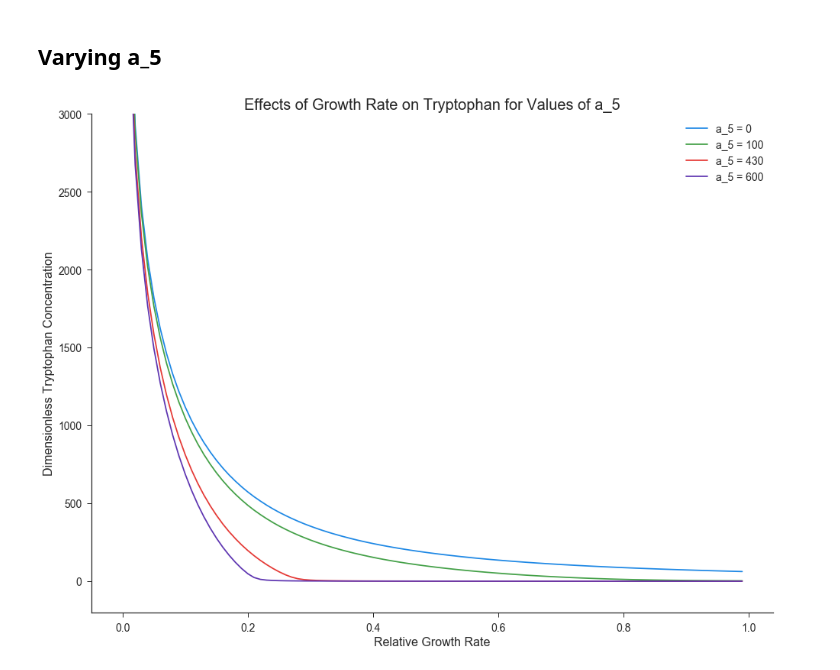
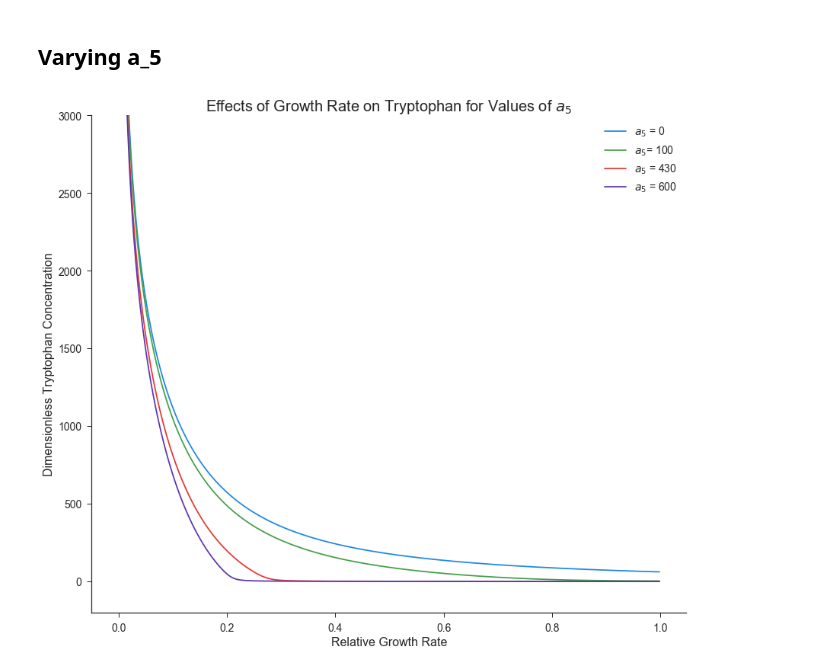
Before and after one commit to phuongho43/beng125-trpOperon, a Jupyter notebook: trpOperon.ipynb, the cells around one changed output. Cells and saved outputs as stored; diff of their text form; code cells hidden in the pictures.

```diff
--- a/trpOperon.ipynb
+++ b/trpOperon.ipynb
@@ -19,8 +19,9 @@ from mpl_toolkits.mplot3d import Axes3D
 
 # Configure visualizations
 %matplotlib inline
-pd.set_option('display.max_rows', 5000)
-pylab.rcParams['figure.figsize'] = 16 , 12
+pd.set_option('display.max_rows', None)
+pd.set_option('display.max_columns', None)
+pylab.rcParams['figure.figsize'] = 14, 12
 pylab.rcParams['axes.titlesize'] = 20
 pylab.rcParams['axes.labelsize'] = 16
 pylab.rcParams['xtick.labelsize'] = 14
@@ -310,7 +313,7 @@ fig.savefig('dynamics_img/dynamics_uR_high.png')
 # %%
 # Initial conditions and different u_R and r values for graphing figure 2
 init_cond = [0.0, 0.0, 0.0]
-u_R_vals = np.arange(0.0, 1.0, 0.01)
+u_R_vals = np.arange(0.0, 1.0, 0.002)
 r_vals = [5.0, 10.0, 20.0]
 # %%
 # Solve for steady state solutions of mRNA, enzyme, and trp for each r and u_R combination
@@ -370,7 +373,7 @@ fig.savefig('fig2_img/trp_uR_r.png')
 # %%
 # Initial conditions and different u_R and k_i values for graphing figure 3A
 init_cond = [0.0, 0.0, 0.0]
-u_R_vals = np.arange(0.0, 1.0, 0.01)
+u_R_vals = np.arange(0.0, 1.0, 0.002)
 k_i_vals = [500.0, 2283.0, 5000.0]
 # %%
 # Solve for steady state solutions of mRNA, enzyme, and trp for each k_i and u_R combination
@@ -404,7 +407,7 @@ fig.savefig('fig3_img/trp_uR_ki.png')
 # %%
 # Initial conditions and different u_R and a_5 values for graphing figure 3A
 init_cond = [0.0, 0.0, 0.0]
-u_R_vals = np.arange(0.0, 1.0, 0.01)
+u_R_vals = np.arange(0.0, 1.0, 0.002)
 a_5_vals = [0.0, 100.0, 430.0, 600.0]
 # %%
 # Solve for steady state solutions of mRNA, enzyme, and trp for each a_5 and u_R combination
@@ -422,16 +425,16 @@ for a_5 in a_5_vals:
         z_stars[a_5].append(z_star)
 # %%
 fig, ax = plt.subplots()
-ax.plot(u_R_vals, z_stars[0.0], label='a_5 = 0')
-ax.plot(u_R_vals, z_stars[100.0], label='a_5 = 100')
-ax.plot(u_R_vals, z_stars[430.0], label='a_5 = 430')
-ax.plot(u_R_vals, z_stars[600.0], label='a_5 = 600')
+ax.plot(u_R_vals, z_stars[0.0], label=r'$a_5$ = 0')
+ax.plot(u_R_vals, z_stars[100.0], label=r'$a_5$= 100')
+ax.plot(u_R_vals, z_stars[430.0], label=r'$a_5$ = 430')
+ax.plot(u_R_vals, z_stars[600.0], label=r'$a_5$ = 600')
 plt.xlabel('Relative Growth Rate')
 plt.ylabel('Dimensionless Tryptophan Concentration')
 plt.ylim(-200, 3000)
 plt.legend(loc='best')
-plt.title('Effects of Growth Rate on Tryptophan for Values of a_5')
+plt.title(r'Effects of Growth Rate on Tryptophan for Values of $a_5$')
 sns.despine()
 fig.savefig('fig3_img/trp_uR_a5.png')
 # %% [output]
-[figure, old version]
+[figure, new version]
```
Also changed, not shown: parts of 13 cells of this notebook, 15 other files.
